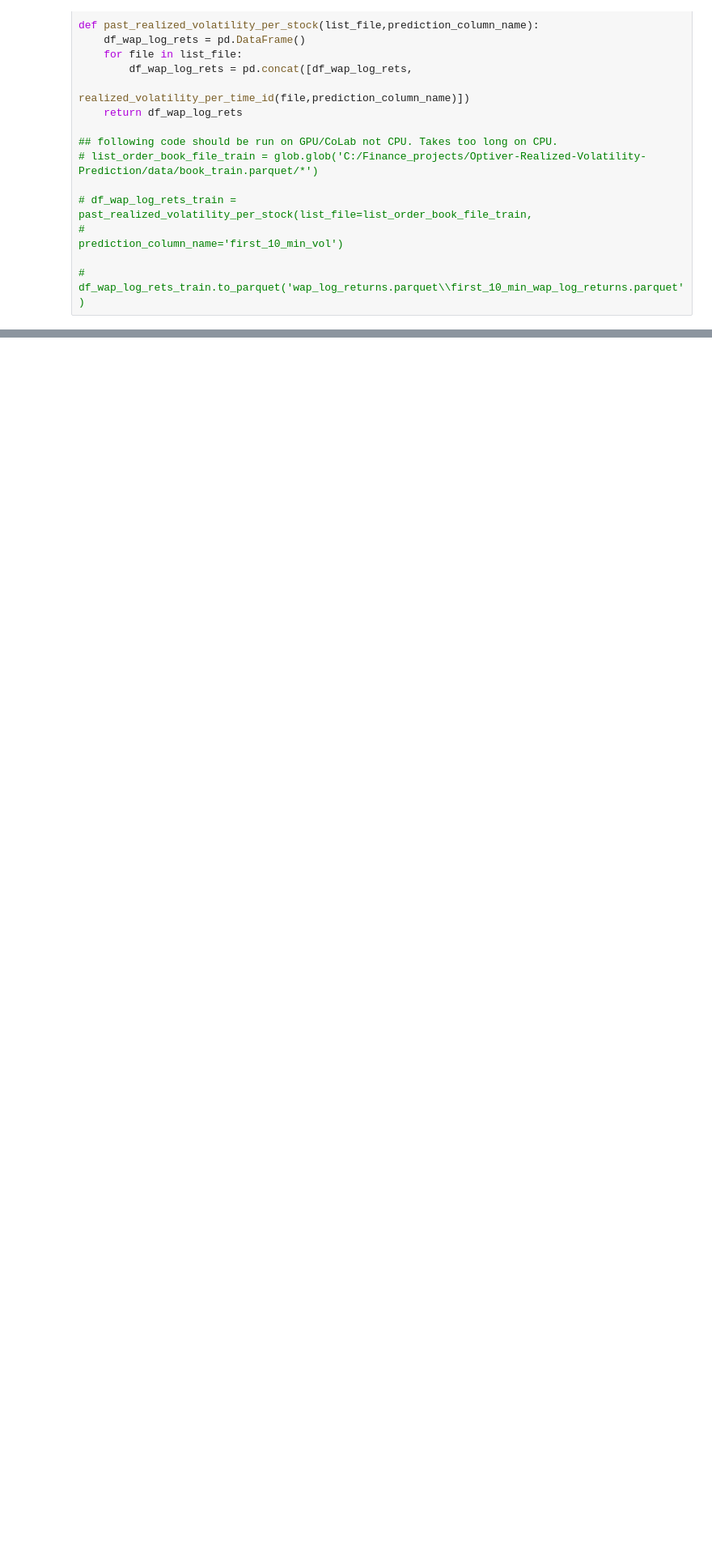
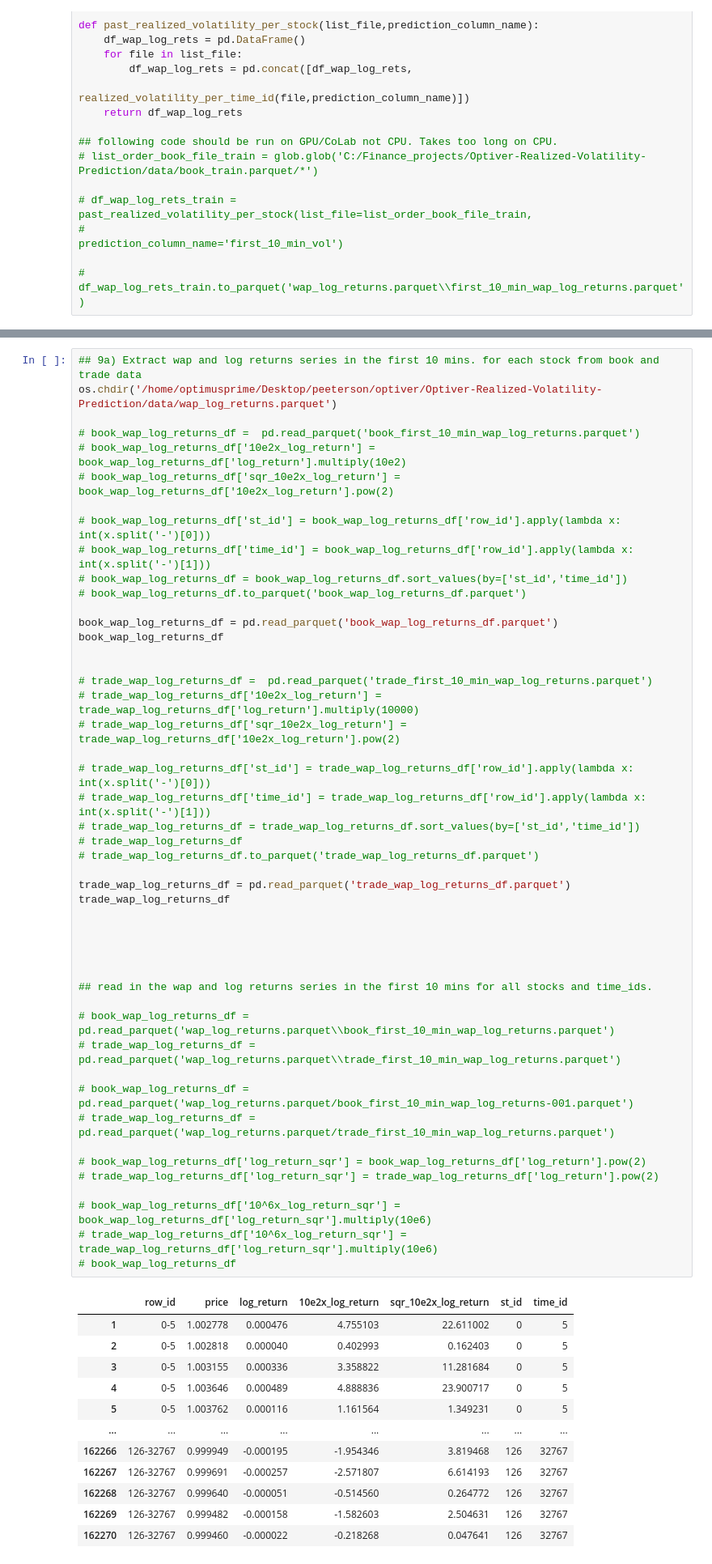
Before and after one commit to JosePeeterson/Optiver-Realized-Volatility-Prediction, a Jupyter notebook: src/Exploratory_Data_Analysis/features_eda_within_stocks_linux.ipynb, the cells around one changed output, grey strips where cells are left out. Shown at 81% size. Drawn from its saved outputs; the diff is of its cells as text; blank space fills up the shorter version.

```diff
--- a/src/Exploratory_Data_Analysis/features_eda_within_stocks.ipynb
+++ b/src/Exploratory_Data_Analysis/features_eda_within_stocks_linux.ipynb
@@ -678,0 +653,61 @@ book_wap_log_returns_df
+# %%
+## 9a) Extract wap and log returns series in the first 10 mins. for each stock from book and trade data
+os.chdir('/home/optimusprime/Desktop/peeterson/optiver/Optiver-Realized-Volatility-Prediction/data/wap_log_returns.parquet')
+
+# book_wap_log_returns_df =  pd.read_parquet('book_first_10_min_wap_log_returns.parquet')
+# book_wap_log_returns_df['10e2x_log_return'] = book_wap_log_returns_df['log_return'].multiply(10e2)
+# book_wap_log_returns_df['sqr_10e2x_log_return'] = book_wap_log_returns_df['10e2x_log_return'].pow(2)
+
+# book_wap_log_returns_df['st_id'] = book_wap_log_returns_df['row_id'].apply(lambda x: int(x.split('-')[0]))
+# book_wap_log_returns_df['time_id'] = book_wap_log_returns_df['row_id'].apply(lambda x: int(x.split('-')[1]))
+# book_wap_log_returns_df = book_wap_log_returns_df.sort_values(by=['st_id','time_id'])
+# book_wap_log_returns_df.to_parquet('book_wap_log_returns_df.parquet')
+
+book_wap_log_returns_df = pd.read_parquet('book_wap_log_returns_df.parquet')
+book_wap_log_returns_df
+
+
+# trade_wap_log_returns_df =  pd.read_parquet('trade_first_10_min_wap_log_returns.parquet')
+# trade_wap_log_returns_df['10e2x_log_return'] = trade_wap_log_returns_df['log_return'].multiply(10000)
+# trade_wap_log_returns_df['sqr_10e2x_log_return'] = trade_wap_log_returns_df['10e2x_log_return'].pow(2)
+
+# trade_wap_log_returns_df['st_id'] = trade_wap_log_returns_df['row_id'].apply(lambda x: int(x.split('-')[0]))
+# trade_wap_log_returns_df['time_id'] = trade_wap_log_returns_df['row_id'].apply(lambda x: int(x.split('-')[1]))
+# trade_wap_log_returns_df = trade_wap_log_returns_df.sort_values(by=['st_id','time_id'])
+# trade_wap_log_returns_df
+# trade_wap_log_returns_df.to_parquet('trade_wap_log_returns_df.parquet')
+
+trade_wap_log_returns_df = pd.read_parquet('trade_wap_log_returns_df.parquet')
+trade_wap_log_returns_df
+
+
+
+
+
+## read in the wap and log returns series in the first 10 mins for all stocks and time_ids.
+
+# book_wap_log_returns_df =  pd.read_parquet('wap_log_returns.parquet\\book_first_10_min_wap_log_returns.parquet')
+# trade_wap_log_returns_df =  pd.read_parquet('wap_log_returns.parquet\\trade_first_10_min_wap_log_returns.parquet')
+
+# book_wap_log_returns_df =  pd.read_parquet('wap_log_returns.parquet/book_first_10_min_wap_log_returns-001.parquet')
+# trade_wap_log_returns_df =  pd.read_parquet('wap_log_returns.parquet/trade_first_10_min_wap_log_returns.parquet')
+
+# book_wap_log_returns_df['log_return_sqr'] = book_wap_log_returns_df['log_return'].pow(2)
+# trade_wap_log_returns_df['log_return_sqr'] = trade_wap_log_returns_df['log_return'].pow(2)
+
+# book_wap_log_returns_df['10^6x_log_return_sqr'] = book_wap_log_returns_df['log_return_sqr'].multiply(10e6)
+# trade_wap_log_returns_df['10^6x_log_return_sqr'] = trade_wap_log_returns_df['log_return_sqr'].multiply(10e6)
+# book_wap_log_returns_df
+# %% [output]
+|  | row_id | price | log_return | 10e2x_log_return | sqr_10e2x_log_return | st_id | time_id |
+| 1 | 0-5 | 1.002778 | 0.000476 | 4.755103 | 22.611002 | 0 | 5 |
+| 2 | 0-5 | 1.002818 | 0.000040 | 0.402993 | 0.162403 | 0 | 5 |
+| 3 | 0-5 | 1.003155 | 0.000336 | 3.358822 | 11.281684 | 0 | 5 |
+| 4 | 0-5 | 1.003646 | 0.000489 | 4.888836 | 23.900717 | 0 | 5 |
+| 5 | 0-5 | 1.003762 | 0.000116 | 1.161564 | 1.349231 | 0 | 5 |
+| ... | ... | ... | ... | ... | ... | ... | ... |
+| 162266 | 126-32767 | 0.999949 | -0.000195 | -1.954346 | 3.819468 | 126 | 32767 |
+| 162267 | 126-32767 | 0.999691 | -0.000257 | -2.571807 | 6.614193 | 126 | 32767 |
+| 162268 | 126-32767 | 0.999640 | -0.000051 | -0.514560 | 0.264772 | 126 | 32767 |
+| 162269 | 126-32767 | 0.999482 | -0.000158 | -1.582603 | 2.504631 | 126 | 32767 |
+| 162270 | 126-32767 | 0.999460 | -0.000022 | -0.218268 | 0.047641 | 126 | 32767 |
```
Also changed, not shown: parts of 18 cells of this notebook, 7 other files.
